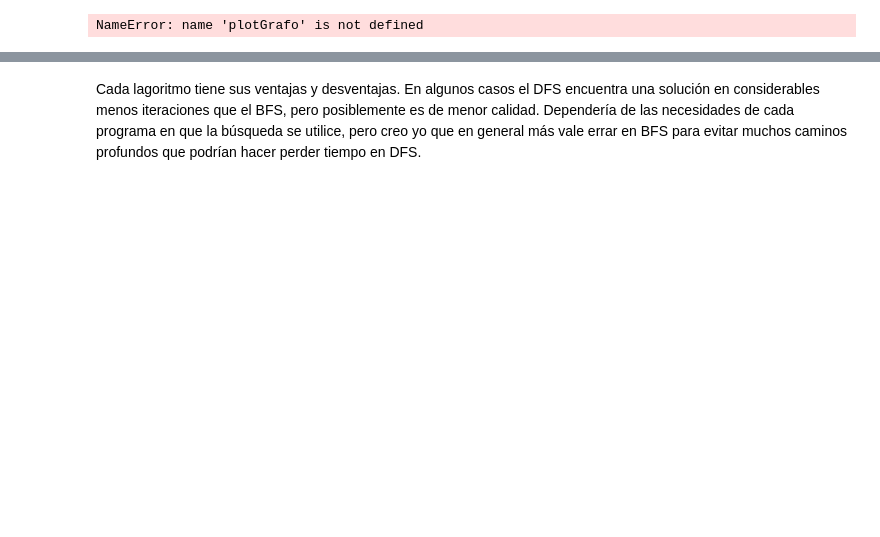
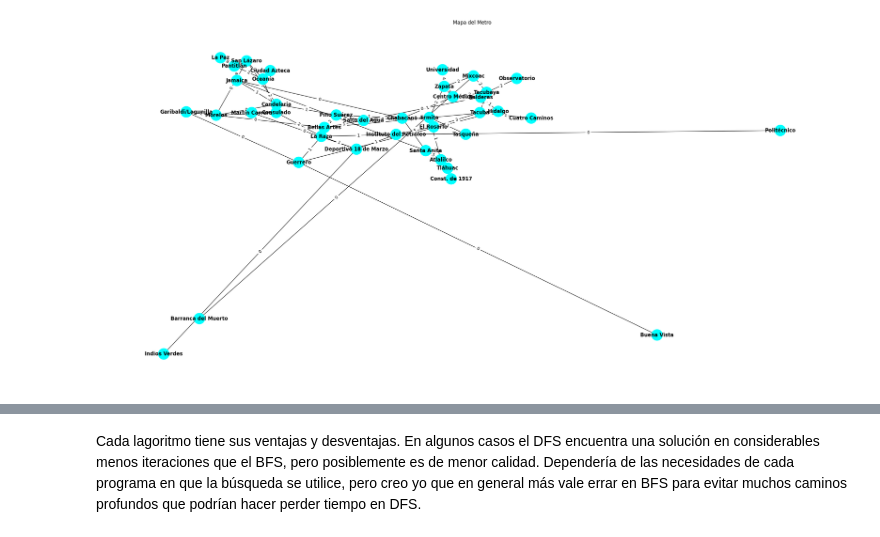
Before and after one commit to 0rphee/up, a Jupyter notebook: ia/Tareas/T3_Planeacion_de_rutas.ipynb, the cells around one changed output, grey strips where cells are left out. Saved outputs shown, nothing was run; the diff lists cells and outputs as text; code cells hidden in the pictures; blank space fills up the shorter version.

```diff
--- a/ia/Tareas/T3_Planeacion_de_rutas.ipynb
+++ b/ia/Tareas/T3_Planeacion_de_rutas.ipynb
@@ -267,35 +120,52 @@ def busqueda(grafo, nodo_inicio: str, nodo_objetivo: str, imprimir=False):
 # %%
-# Tenemos las siguientes ciudades interconectadas:
-# Definimos el grafo como un diccionario de listas de adyacencia
-grafo = {
-    "El Rosario": {"Instituto del Petróleo": 6, "Tacuba": 4},
-    "Tacuba": {"El Rosario": 4, "Cuatro Caminos": 2, "Tacubaya": 5, "Hidalgo": 7},
-    "Cuatro Caminos": {"Tacuba": 2},
-    "Tacubaya": {"Tacuba": 5, "Observatorio": 1, "Mixcoac": 3, "Centro Médico": 3, "Balderas": 6}
-    "Observatorio": {"Tacubaya": 1},
-    "Mixcoac": {"Barranca del Muerto": 1, "Zapata": 3},
-    "Zapata": {"Mixcoac": 3, "Universidad": 5, "Ermita": 3, "Centro Médico": 4},
-    "Ermita": {"Zapata": 3, "Tasqueña": 2, "Atlalilco": 2, "Chabacano": 6},
-    "Atlalilco": {"Ermita": 2, "Tláhuac": 11: "Const. de 1917": 4, "Santa Anita": 6},
-    "Santa Anita": {"Atlalilco": 6, "Jamaica": 1, "Chabacano": 2},
-    "Chabacano": {"Santa Anita": 2, "Jamaica": 1, "Pino Suárez": 2, "Salto del Agua": 3, "Centro Médico": 2, "Ermita": 6},
-    "Centro Médico": {"Chabacano": 2, "Balderas": 3, "Tacubaya": 3, "Zapata": 4},
-    "Balderas": {"Centro Médico": 3, "Tacubaya": 6, "Hidalgo": 2, "Salto del Agua": 1},
-    "Salto del Agua": {"Pino Suárez": 2, "Bellas Artes": 2, "Balderas": 1, "Chabacano": 3},
-    "Pino Suárez": {"Chabacano": 2, "Candelaria": 2, "Bellas Artes": 3, "Salto del Agua": 2},
-    "Bellas Artes": {"Salto del Agua": 2, "Pino Suárez": 3, "Garibaldi/Lagunilla": 1, "Hidalgo": 1},
-    "Hidalgo": {"Bellas Artes": 1, "Guerrero": 1, "Tacuba": 7, "Balderas": 2},
-    "Guerrero": {"Hidalgo": 1, "Garibaldi/Launilla": 1, "La Raza": 2},
-    "La Raza": {"Guerrero": 2, "Consulado": 3, "Deportivo 18 de Marzo": 2, "Instituto del Petróleo": 2},
-    "Instituto del Petróleo": {"La Raza": 2, "Deportivo 18 de Marzo": 2, "Politécnico": 1, "El Rosario": 6},
-    "Politécnico": {"Instituto del Petróleo": 1},
-    "Deportivo 18 de Marzo": {"La Raza": 2, "Martín Carrera": 2, "Indios Verdes": 1, "Instituto del Petróleo": 2},
-    "Indios Verdes": {"Deportivo 18 de Marzo": 1},
-    "Martín Carrera": {"Deportivo 18 de Marzo": 2, "Consulado": 3},
+# Tenemos las siguientes estaciones interconectadas.
+# Definimos el grafo como un diccionario de diccionarios de adyacencia con costos asociados.
+grafo: dict[str, dict[str, int]] = {
+    "El Rosario": {"Instituto del Petróleo": 5, "Tacuba": 3},
+    "Tacuba": {"El Rosario": 3, "Cuatro Caminos": 1, "Tacubaya": 4, "Hidalgo": 6},
+    "Cuatro Caminos": {"Tacuba": 1},
+    "Tacubaya": {"Tacuba": 4, "Observatorio": 0, "Mixcoac": 2, "Centro Médico": 2, "Balderas": 5},
+    "Observatorio": {"Tacubaya": 2},
+    "Mixcoac": {"Barranca del Muerto": 0, "Zapata": 2},
+    "Barranca del Muerto": {"Mixcoac": 0},
+    "Zapata": {"Mixcoac": 2, "Universidad": 4, "Ermita": 2, "Centro Médico": 3},
+    "Universidad": {"Zapata": 4},
+    "Ermita": {"Zapata": 2, "Tasqueña": 1, "Atlalilco": 1, "Chabacano": 5},
+    "Tasqueña": {"Ermita": 1},
+    "Atlalilco": {"Ermita": 1, "Tláhuac": 10, "Const. de 1917": 3, "Santa Anita": 5},
+    "Const. de 1917": {"Atlalilco": 3},
+    "Tláhuac": {"Atlalilco": 10},
+    "Santa Anita": {"Atlalilco": 5, "Jamaica": 0, "Chabacano": 1},
+    "Chabacano": {"Santa Anita": 1, "Jamaica": 0, "Pino Suárez": 1, "Salto del Agua": 2, "Centro Médico": 1, "Ermita": 5},
+    "Centro Médico": {"Chabacano": 1, "Balderas": 2, "Tacubaya": 2, "Zapata": 3},
+    "Balderas": {"Centro Médico": 2, "Tacubaya": 5, "Hidalgo": 1, "Salto del Agua": 0},
+    "Salto del Agua": {"Pino Suárez": 1, "Bellas Artes": 1, "Balderas": 0, "Chabacano": 2},
+    "Pino Suárez": {"Chabacano": 1, "Candelaria": 1, "Bellas Artes": 2, "Salto del Agua": 1},
+    "Bellas Artes": {"Salto del Agua": 1, "Pino Suárez": 2, "Garibaldi/Lagunilla": 0, "Hidalgo": 0},
+    "Hidalgo": {"Bellas Artes": 0, "Guerrero": 0, "Tacuba": 6, "Balderas": 1},
+    "Buena Vista": {"Guerrero": 0},
+    "Guerrero": {"Hidalgo": 0, "Garibaldi/Lagunilla": 0, "La Raza": 1},
+    "La Raza": {"Guerrero": 1, "Consulado": 2, "Deportivo 18 de Marzo": 1, "Instituto del Petróleo": 1},
+    "Instituto del Petróleo": {"La Raza": 1, "Deportivo 18 de Marzo": 1, "Politécnico": 0, "El Rosario": 5},
+    "Politécnico": {"Instituto del Petróleo": 0},
+    "Deportivo 18 de Marzo": {"La Raza": 1, "Martín Carrera": 1, "Indios Verdes": 0, "Instituto del Petróleo": 1},
+    "Indios Verdes": {"Deportivo 18 de Marzo": 0},
+    "Martín Carrera": {"Deportivo 18 de Marzo": 0, "Consulado": 2},
+    "Consulado": {"Morelos": 1, "Oceanía": 2, "Martín Carrera": 2, "La Raza": 2},
+    "Morelos": {"San Lázaro": 0, "Candelaria": 0, "Consulado": 1, "Garibaldi/Lagunilla": 2},
+    "Garibaldi/Lagunilla": {"Bellas Artes": 0, "Morelos": 2, "Guerrero": 0},
+    "Candelaria": {"San Lázaro": 0, "Morelos": 0, "Pino Suárez": 1, "Jamaica": 1},
+    "Jamaica": {"Santa Anita": 0, "Pantitlán": 4, "Candelaria": 1, "Chabacano": 0},
+    "Pantitlán": {"Jamaica": 4, "La Paz": 8, "Oceanía": 2, "San Lázaro": 5},
+    "La Paz": {"Pantitlán": 8},
+    "San Lázaro": {"Pantitlán": 5, "Candelaria": 0, "Oceanía": 2, "Morelos": 0},
+    "Oceanía": {"San Lázaro": 2, "Pantitlán": 2, "Ciudad Azteca": 10, "Consulado": 2},
+    "Ciudad Azteca": {"Oceanía": 10},
 
-}
+    }
 
-plotGrafo(grafo, [], "Grafo", "", "")
+# Mostramos grafo inicial
+plotGrafo(grafo, [], "Mapa del Metro", "", "")
 # %% [output]
-NameError: name 'plotGrafo' is not defined
+[figure, added]
 # %%
```
Also changed, not shown: parts of 7 cells of this notebook.
